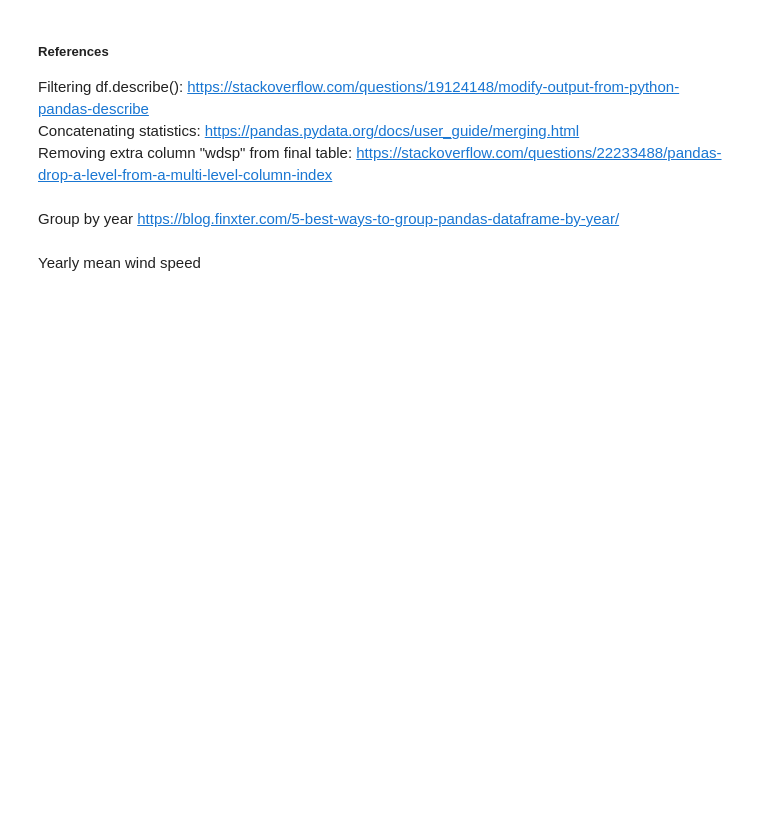
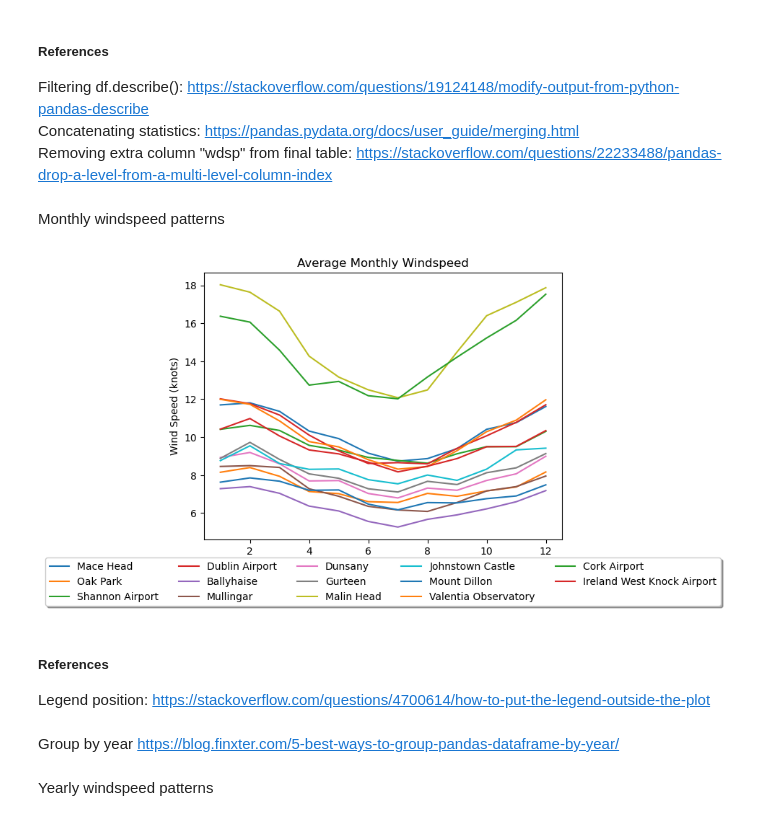
Before and after one commit to vanelyraa/programming-for-data-analytics, a Jupyter notebook: project/project.ipynb, the cells around one changed output. Saved outputs shown, nothing was run; the diff lists cells and outputs as text; code cells hidden in the pictures; blank space fills up the shorter version.

```diff
--- a/project/project.ipynb
+++ b/project/project.ipynb
@@ -186,0 +142,19 @@ windspeed_stats
+# %%
+# List of stations you want to analyze
+all_stations = ["cork", "oakpark", "shannon", "dublin", "ballyhaise","mullingar", "dunsany", "gurteen", "malin", "johnstown","mtdillon", "valentia", "mace", "knock"]
+
+# Dictionary to store stats
+all_stats = {}
+
+# Loop through stations, retrieving statistics using only relevant .describe() results
+for key in all_stations:
+    all_stats[key] = df_weather[key][["wdsp"]].describe().loc[["mean", "std", "min", "max"]]
+
+# Concatenating data side by side (axis=1) for better visualization, keys are column/station names
+windspeed_stats = pd.concat(all_stats.values(), axis=1, keys=all_stats.keys())
+
+# Removing unecessary header wdsp
+windspeed_stats.columns = windspeed_stats.columns.droplevel(1)
+
+# Printing result
+print(windspeed_stats)
@@ -196,5 +185,37 @@ Removing extra column "wdsp" from final table: https://stackoverflow.com/questio
+# %% [markdown]
+Monthly windspeed patterns
+# %%
+# List of stations for plot labels
+labels = ["Mace Head", "Oak Park", "Shannon Airport", "Dublin Airport","Ballyhaise", "Mullingar", "Dunsany", "Gurteen", "Malin Head","Johnstown Castle", "Mount Dillon", "Valentia Observatory",
+          "Cork Airport", "Ireland West Knock Airport"]
+
+# Loop through stations
+for i in range(len(all_stations)): #Loop throught the length of the data, number of times to loop through
+    station = all_stations[i] # Get the weather station at a determined position, first loop will fetch data from position 0 and so on
+    label = labels[i] # Same as above but with labels
+
+    # Grouping data and windspeed and calculating men windspeed per month
+    monthly_mean = df_weather[station].groupby(df_weather[station]["date"].dt.month)["wdsp"].mean()
+
+    # Ploting lines
+    plt.plot(monthly_mean, label=label)
+
+    # Printstatement for testing
+    # print(monthly_mean)
+
+# Adding legend, title, and axis labels
+plt.legend(loc='upper center', bbox_to_anchor=(0.5, -0.05),fancybox=True, shadow=True, ncol=5)
+plt.title("Average Monthly Windspeed")
+plt.xlabel("Month")
+plt.ylabel("Wind Speed (knots)")
+plt.show()
+# %% [output]
+[figure, added]
+# %% [markdown]
+##### References
+Legend position: https://stackoverflow.com/questions/4700614/how-to-put-the-legend-outside-the-plot
 # %% [markdown]
 Group by year
 https://blog.finxter.com/5-best-ways-to-group-pandas-dataframe-by-year/
 # %% [markdown]
-Yearly mean wind speed
+Yearly windspeed patterns
```
Also changed, not shown: parts of 13 cells of this notebook, 15 other files.
